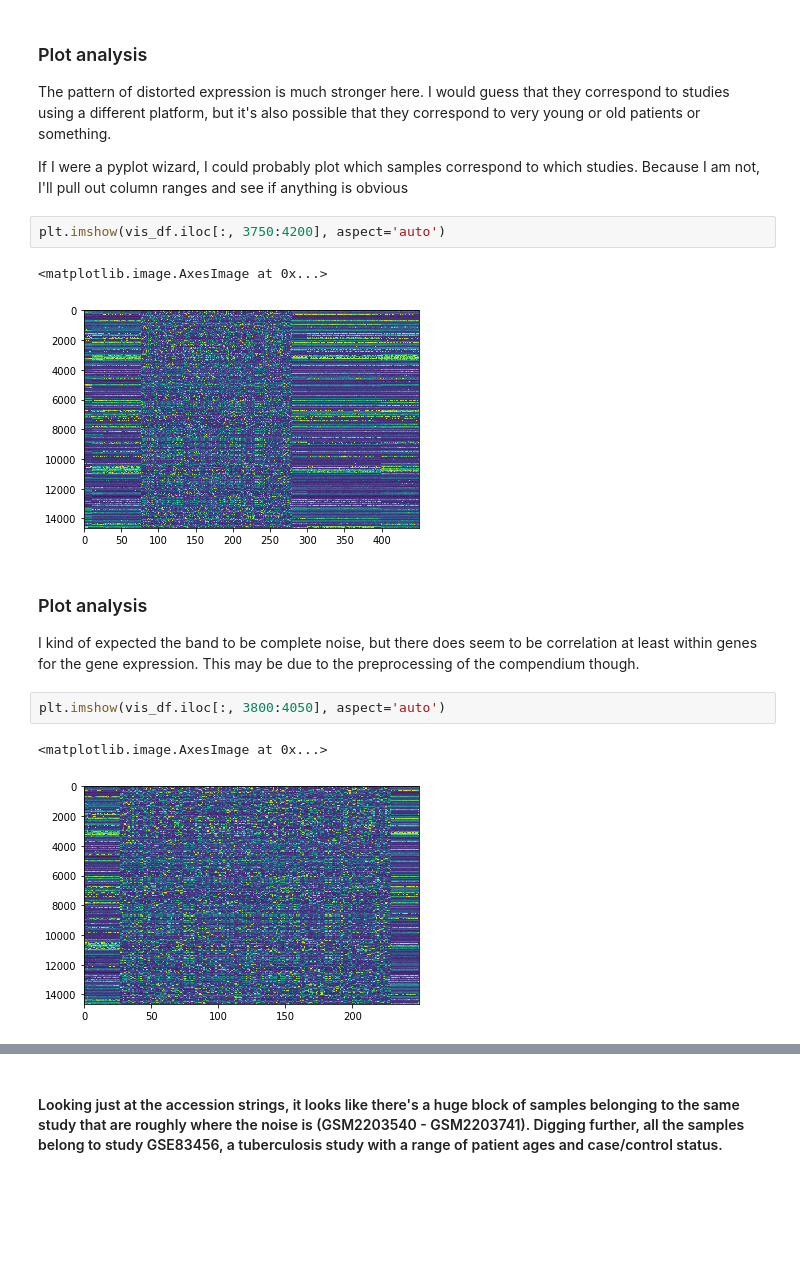
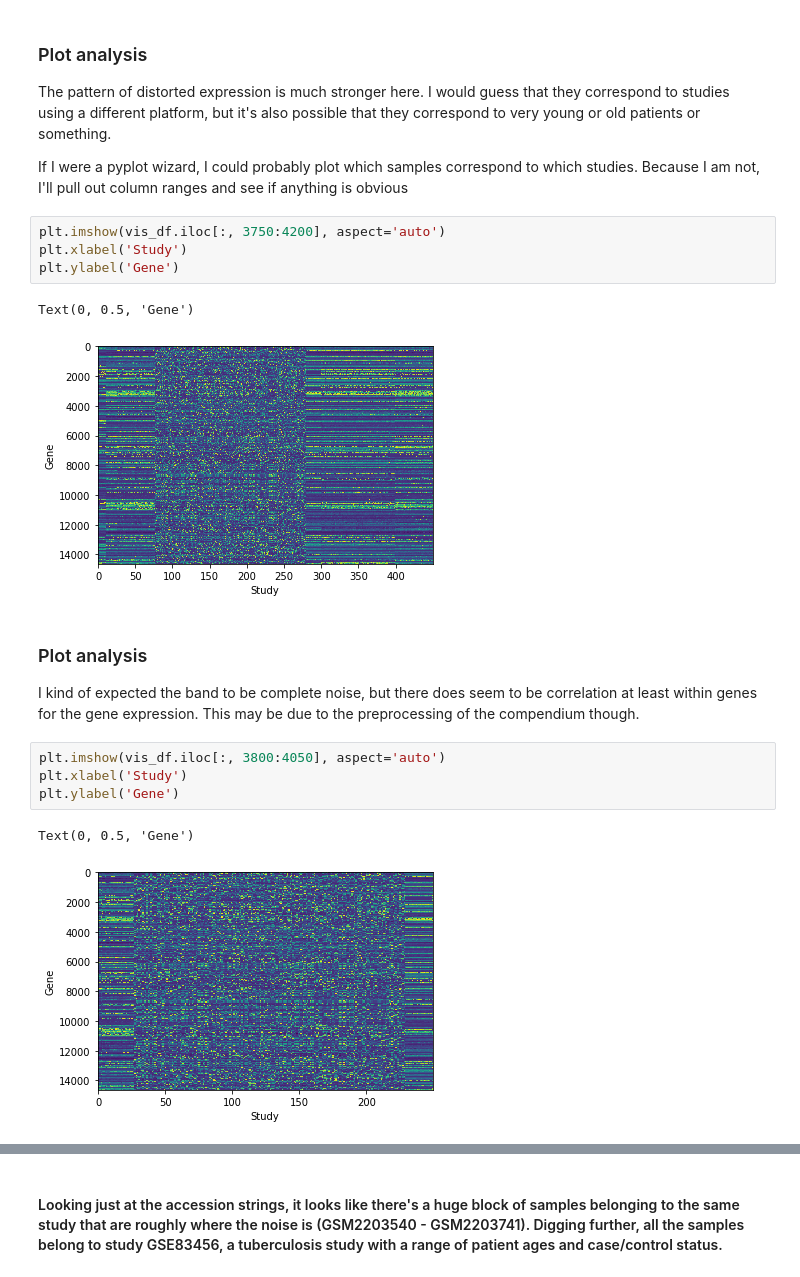
Before and after one commit to greenelab/whistl, a Jupyter notebook: notebook/data_exploration/compendium_eda.ipynb, the cells around one changed output, grey strips where cells are left out. Drawn from its saved outputs; the diff is of its cells as text; blank space fills up the shorter version.

```diff
--- a/notebook/data_exploration/compendium_eda.ipynb
+++ b/notebook/data_exploration/compendium_eda.ipynb
@@ -112,14 +116,18 @@ The pattern of distorted expression is much stronger here. I would guess that th
 If I were a pyplot wizard, I could probably plot which samples correspond to which studies. Because I am not, I'll  pull out column ranges and see if anything is obvious
 # %%
 plt.imshow(vis_df.iloc[:, 3750:4200], aspect='auto')
+plt.xlabel('Study')
+plt.ylabel('Gene')
 # %% [output]
-<matplotlib.image.AxesImage at 0x...>
+Text(0, 0.5, 'Gene')
-[figure, old version]
+[figure, new version]
 # %% [markdown]
 ### Plot analysis
 I kind of expected the band to be complete noise, but there does seem to be correlation at least within genes for the gene expression. This may be due to the preprocessing of the compendium though.
 # %%
 plt.imshow(vis_df.iloc[:, 3800:4050], aspect='auto')
+plt.xlabel('Study')
+plt.ylabel('Gene')
 # %% [output]
-<matplotlib.image.AxesImage at 0x...>
+Text(0, 0.5, 'Gene')
-[figure, old version]
+[figure, new version]
```
Also changed, not shown: parts of 19 cells of this notebook.
